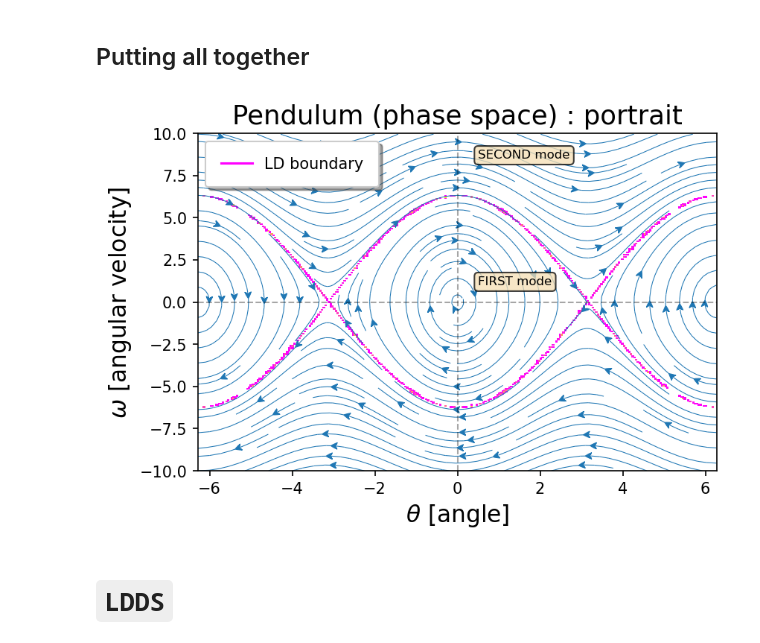
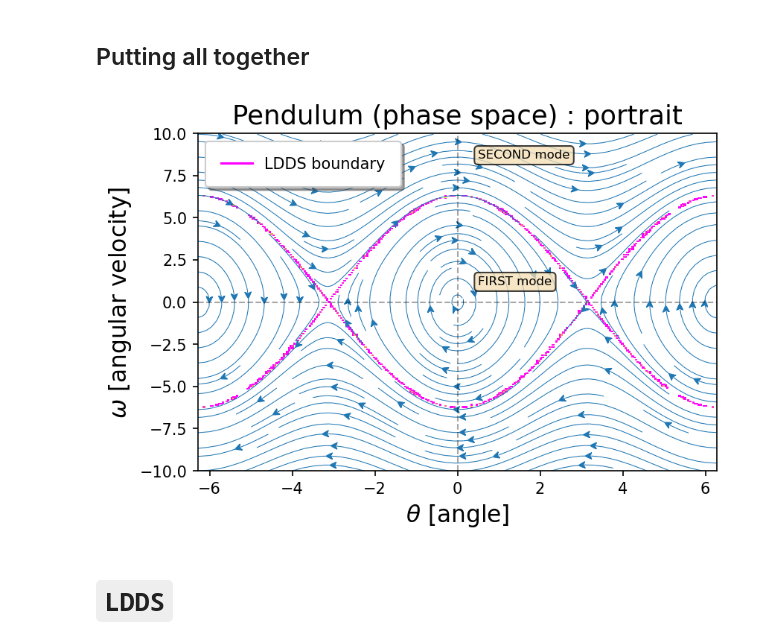
Before and after one commit to champsproject/ldds, a Jupyter notebook: tutorials/demo/LD_pendulum.ipynb, the cells around one changed output. Saved outputs shown, nothing was run; the diff lists cells and outputs as text; code cells hidden in the pictures.

```diff
--- a/tutorials/demo/LD_pendulum.ipynb
+++ b/tutorials/demo/LD_pendulum.ipynb
@@ -194,35 +194,35 @@ pylab.streamplot(THETA, OMEGA, v_theta, v_omega,
                  arrowstyle='fancy')
 
 # reference lines
 ax.plot((-2*np.pi, 2*np.pi),(0,0),color="black",lw=1,linestyle="--",alpha=0.35)
 ax.plot((0,0),(-10,10),color="black",lw=1,linestyle="--",alpha=0.35)
 
 # Overlay separatrix from LD
 tolerance = 0.03
 LD_laplacian = LD_laplace_filter(LD, tolerance)
 points_ax1 = np.linspace(*grid_parameters[0])
 points_ax2 = np.linspace(*grid_parameters[1])
 X, Y = np.meshgrid(points_ax1, points_ax2)
 ax.pcolormesh(X,Y, LD_laplacian,cmap='spring',alpha=1)
 
 # text labels
 props = dict(boxstyle='round', facecolor='wheat', alpha=0.75)
 ax.text(0.5, 1,"FIRST mode",bbox = props, fontsize=8)
 ax.text(0.5, 8.5,"SECOND mode",bbox = props, fontsize=8)
-ax.plot([],[],color="magenta",label="LD boundary")
+ax.plot([],[],color="magenta",label="LDDS boundary")
 
 # customise plot
 ax.set_xlim(-2*np.pi, 2*np.pi)
 ax.set_ylim(-10,10)
 ax.set_xlabel("$\\theta$ [angle]", fontsize=15)
 ax.set_ylabel("$\omega$ [angular velocity]", fontsize=15)
 ax.set_title("Pendulum (phase space) : portrait", fontsize=17)
 ax.grid(False)
 
 ax.legend(fancybox=True, framealpha=1, shadow=True, borderpad=1)
 plt.show()
 # %% [output]
-[figure, old version]
+[figure, new version]
 # %% [markdown]
 # `LDDS`
 # %% [markdown]
```
Also changed, not shown: parts of 7 cells of this notebook.
